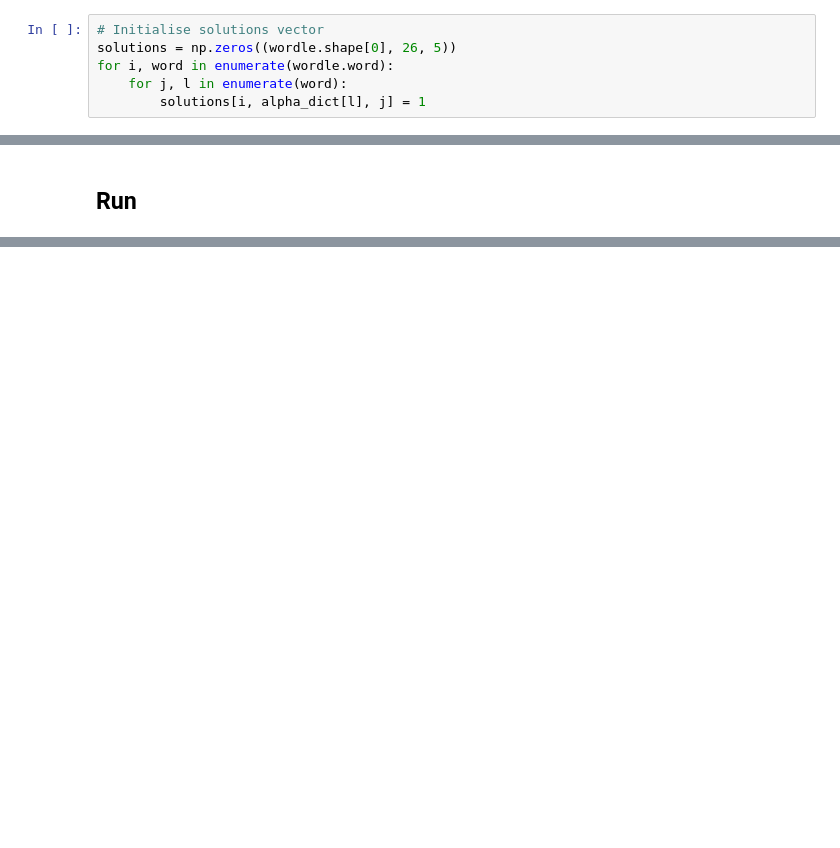
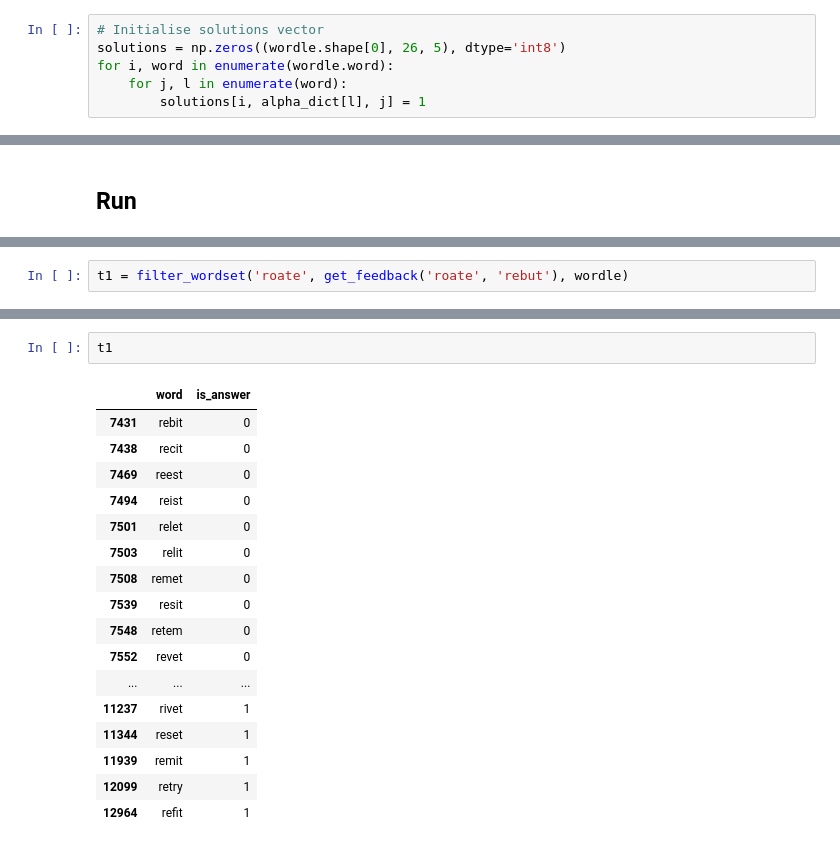
Before and after one commit to chrischow/wordle_solver, a Jupyter notebook: bruteforce.ipynb, the cells around one changed output, grey strips where cells are left out. Cells and saved outputs as stored; diff of their text form; blank space fills up the shorter version.

Commit message:
Add Wordlebot scripts

```diff
--- a/bruteforce.ipynb
+++ b/bruteforce.ipynb
@@ -35,7 +35,7 @@ words_all = words_all.loc[words_all.word.apply(lambda x: all([l in alphabet for
 alpha_dict = {l: i for i, l in enumerate(list('abcdefghijklmnopqrstuvwxyz'))}
 # %%
 # Initialise solutions vector
-solutions = np.zeros((wordle.shape[0], 26, 5))
+solutions = np.zeros((wordle.shape[0], 26, 5), dtype='int8')
 for i, word in enumerate(wordle.word):
     for j, l in enumerate(word):
         solutions[i, alpha_dict[l], j] = 1
@@ -319,0 +435,2 @@ Small number of candidates remaining (1). We recommend choosing the most popular
+# %%
+t1 = filter_wordset('roate', get_feedback('roate', 'rebut'), wordle)
@@ -319,0 +469,20 @@ Small number of candidates remaining (1). We recommend choosing the most popular
+# %%
+t1
+# %% [output]
+|  | word | is_answer |
+| 7431 | rebit | 0 |
+| 7438 | recit | 0 |
+| 7469 | reest | 0 |
+| 7494 | reist | 0 |
+| 7501 | relet | 0 |
+| 7503 | relit | 0 |
+| 7508 | remet | 0 |
+| 7539 | resit | 0 |
+| 7548 | retem | 0 |
+| 7552 | revet | 0 |
+| ... | ... | ... |
+| 11237 | rivet | 1 |
+| 11344 | reset | 1 |
+| 11939 | remit | 1 |
+| 12099 | retry | 1 |
+| 12964 | refit | 1 |
```
Also changed, not shown: parts of 43 cells of this notebook, 9 other files.
